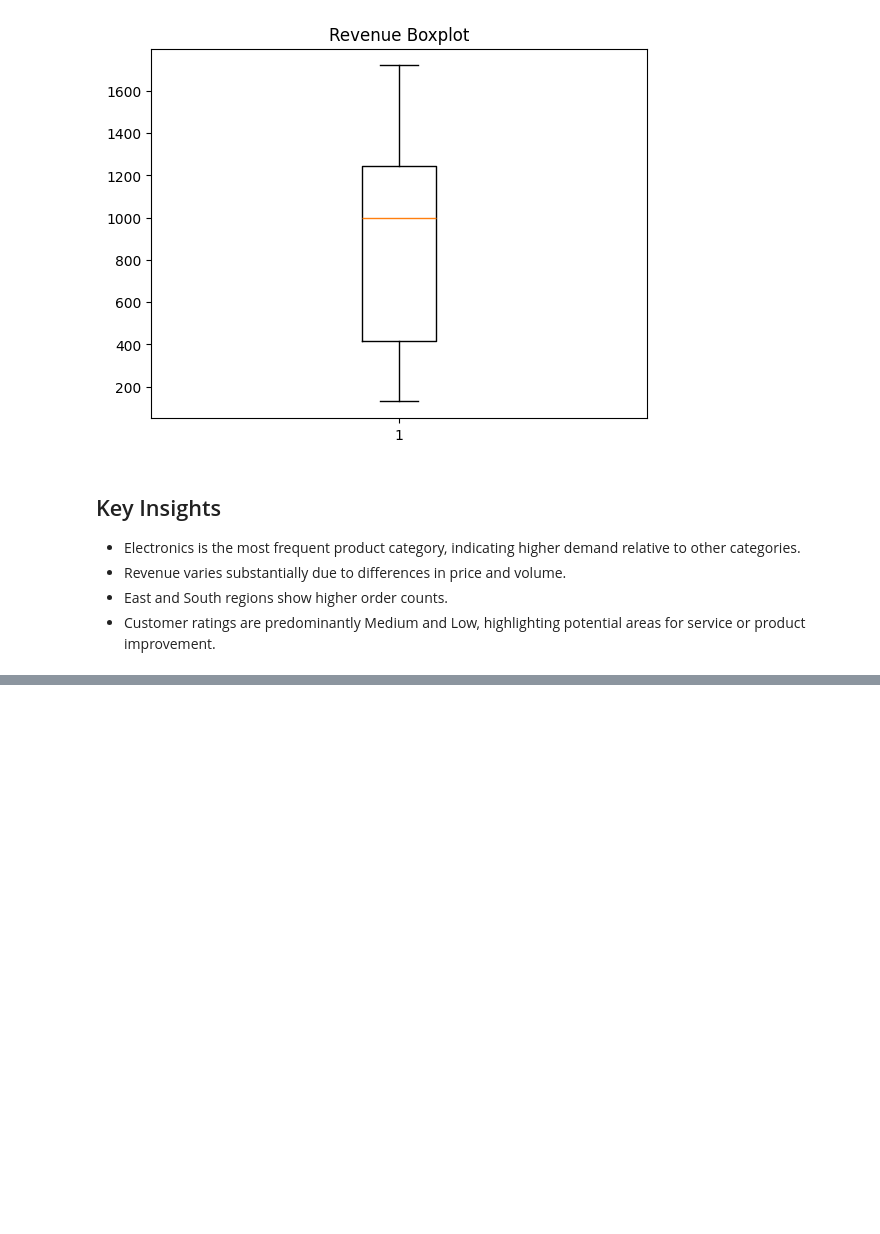
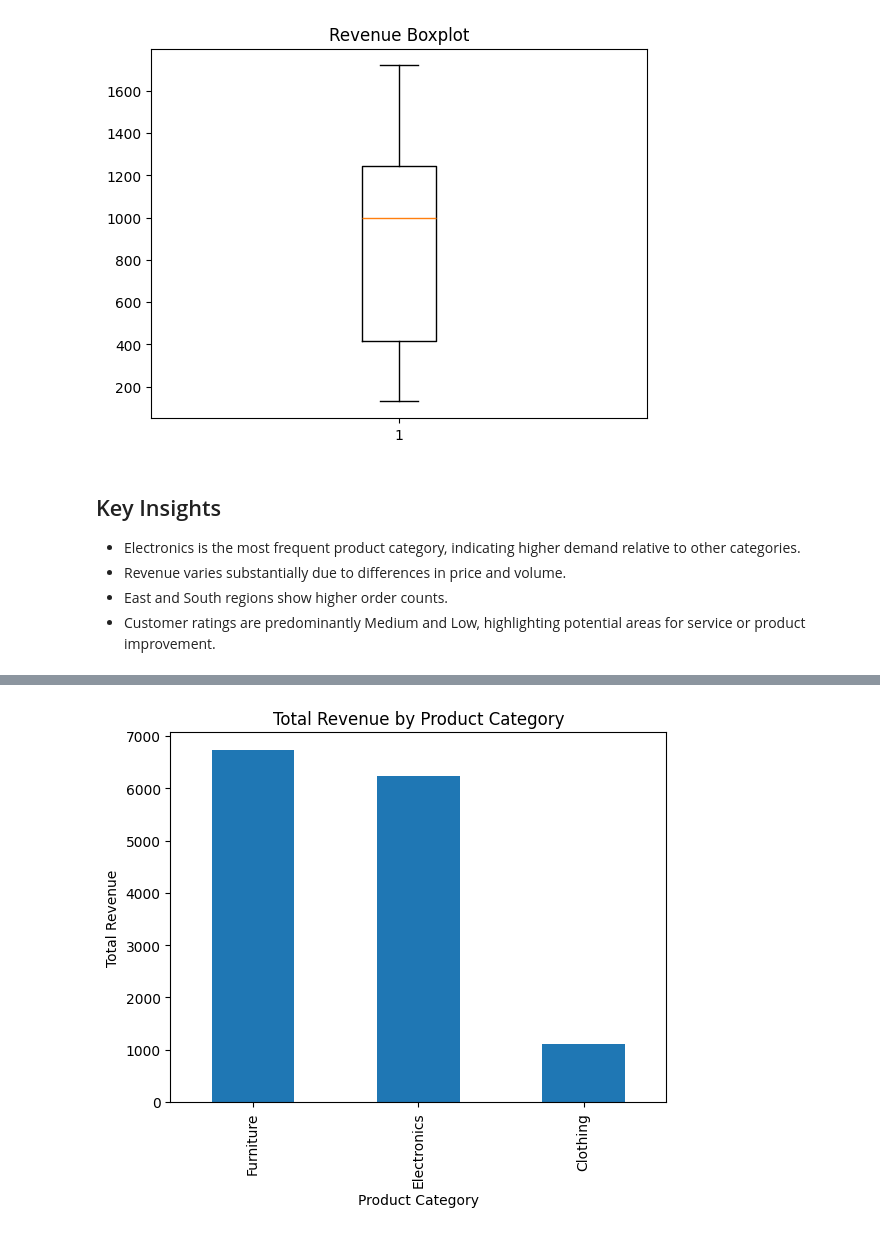
Before and after one commit to chamiD-tech/data-analysis-portfolio, a Jupyter notebook: eda-projects/numerical-categorical-eda/notebooks/02_retail_sales_eda.ipynb, the cells around one changed output, grey strips where cells are left out. Saved outputs shown, nothing was run; the diff lists cells and outputs as text; code cells hidden in the pictures; blank space fills up the shorter version.

```diff
--- a/eda-projects/numerical-categorical-eda/notebooks/02_retail_sales_eda.ipynb
+++ b/eda-projects/numerical-categorical-eda/notebooks/02_retail_sales_eda.ipynb
@@ -138,0 +144,9 @@ plt.show()
+# %%
+# Revenue by product category
+revenue_by_category = (
+    df.groupby('ProductCategory')['Revenue']
+      .sum()
+      .sort_values(ascending=False)
+)
+
+revenue_by_category
@@ -138,0 +178,8 @@ plt.show()
+# %%
+revenue_by_category.plot(kind='bar')
+plt.title('Total Revenue by Product Category')
+plt.xlabel('Product Category')
+plt.ylabel('Total Revenue')
+plt.show()
+# %% [output]
+[figure, added]
```
Also changed, not shown: parts of 4 cells of this notebook.
